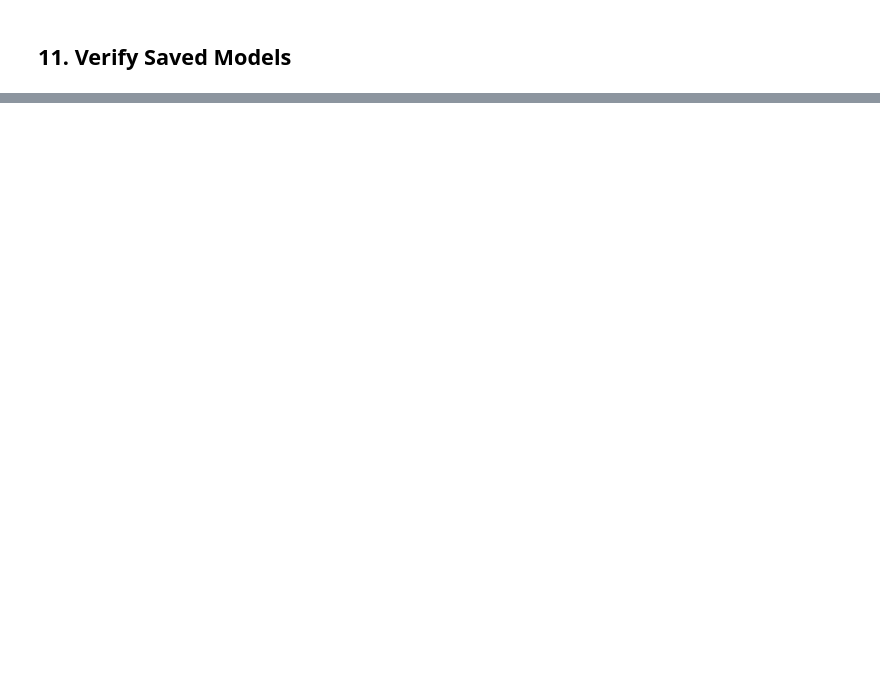
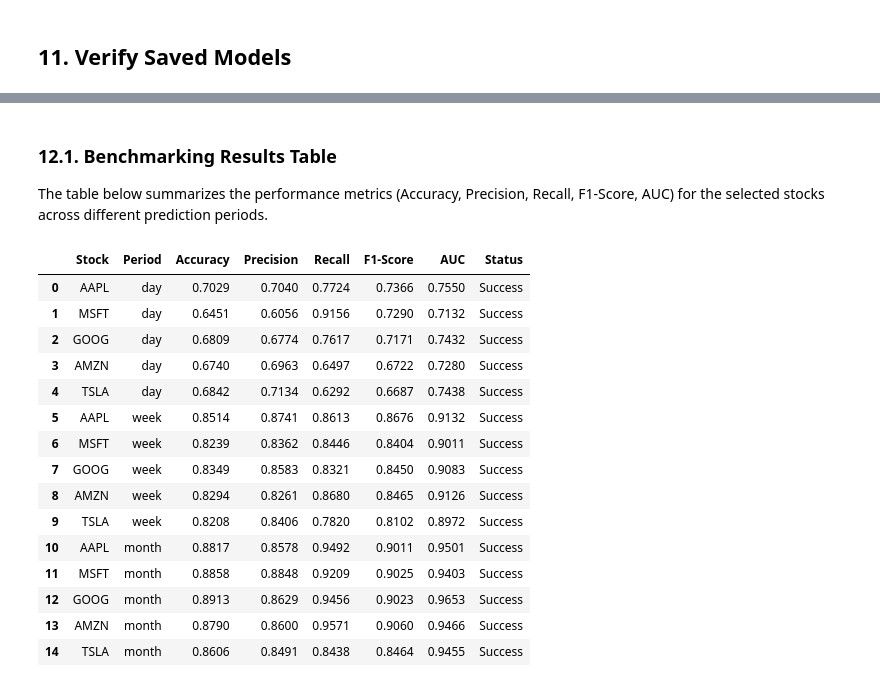
Before and after one commit to ABDERRAHMANE2303/Stock-Market-Predictor, a Jupyter notebook: ml/training/lstm_model_training.ipynb, the cells around one changed output, grey strips where cells are left out. Saved outputs shown, nothing was run; the diff lists cells and outputs as text; code cells hidden in the pictures; blank space fills up the shorter version.

```diff
--- a/ml/training/lstm_model_training.ipynb
+++ b/ml/training/lstm_model_training.ipynb
@@ -411,0 +841,38 @@ if process_all:
+# %% [markdown]
+### 12.1. Benchmarking Results Table
+
+The table below summarizes the performance metrics (Accuracy, Precision, Recall, F1-Score, AUC) for the selected stocks across different prediction periods.
+# %%
+if not benchmark_df.empty:
+    display(benchmark_df.style.format({
+        'Accuracy': '{:.4f}',
+        'Precision': '{:.4f}',
+        'Recall': '{:.4f}',
+        'F1-Score': '{:.4f}',
+        'AUC': '{:.4f}'
+    }).hide_index() if 'Status' not in benchmark_df.columns else benchmark_df.style.format({
+        'Accuracy': '{:.4f}',
+        'Precision': '{:.4f}',
+        'Recall': '{:.4f}',
+        'F1-Score': '{:.4f}',
+        'AUC': '{:.4f}'
+    }))
+else:
+    print("Benchmarking DataFrame is empty. No results to display.")
+# %% [output]
+|  | Stock | Period | Accuracy | Precision | Recall | F1-Score | AUC | Status |
+| 0 | AAPL | day | 0.7029 | 0.7040 | 0.7724 | 0.7366 | 0.7550 | Success |
+| 1 | MSFT | day | 0.6451 | 0.6056 | 0.9156 | 0.7290 | 0.7132 | Success |
+| 2 | GOOG | day | 0.6809 | 0.6774 | 0.7617 | 0.7171 | 0.7432 | Success |
+| 3 | AMZN | day | 0.6740 | 0.6963 | 0.6497 | 0.6722 | 0.7280 | Success |
+| 4 | TSLA | day | 0.6842 | 0.7134 | 0.6292 | 0.6687 | 0.7438 | Success |
+| 5 | AAPL | week | 0.8514 | 0.8741 | 0.8613 | 0.8676 | 0.9132 | Success |
+| 6 | MSFT | week | 0.8239 | 0.8362 | 0.8446 | 0.8404 | 0.9011 | Success |
+| 7 | GOOG | week | 0.8349 | 0.8583 | 0.8321 | 0.8450 | 0.9083 | Success |
+| 8 | AMZN | week | 0.8294 | 0.8261 | 0.8680 | 0.8465 | 0.9126 | Success |
+| 9 | TSLA | week | 0.8208 | 0.8406 | 0.7820 | 0.8102 | 0.8972 | Success |
+| 10 | AAPL | month | 0.8817 | 0.8578 | 0.9492 | 0.9011 | 0.9501 | Success |
+| 11 | MSFT | month | 0.8858 | 0.8848 | 0.9209 | 0.9025 | 0.9403 | Success |
+| 12 | GOOG | month | 0.8913 | 0.8629 | 0.9456 | 0.9023 | 0.9653 | Success |
+| 13 | AMZN | month | 0.8790 | 0.8600 | 0.9571 | 0.9060 | 0.9466 | Success |
+| 14 | TSLA | month | 0.8606 | 0.8491 | 0.8438 | 0.8464 | 0.9455 | Success |
```
Also changed, not shown: parts of 22 cells of this notebook, 1 other file.
